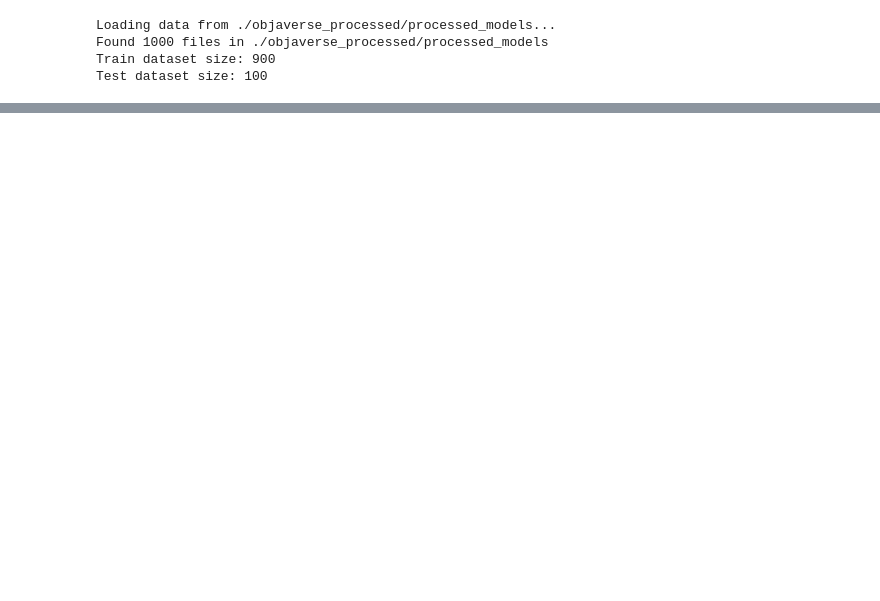
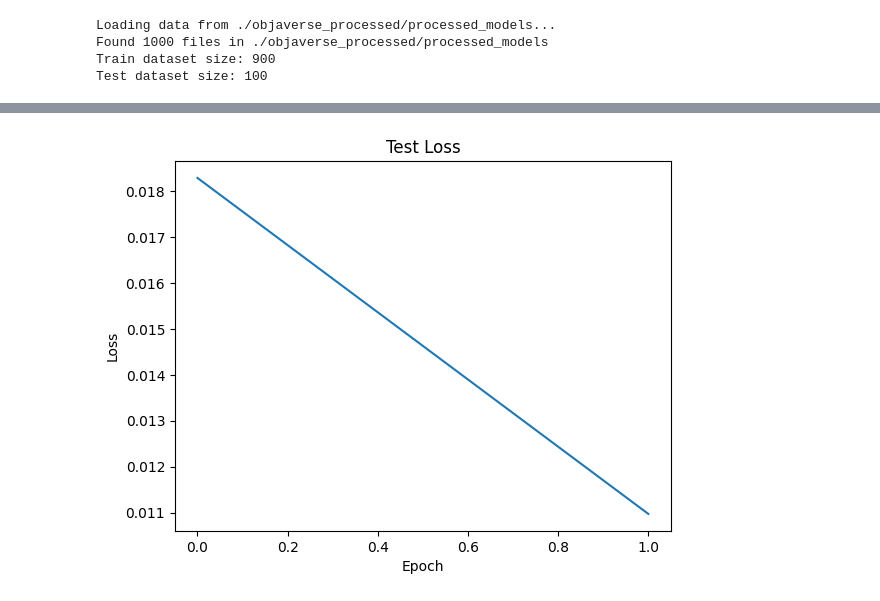
Before and after one commit to PeterAMassih/3D-BlockGen, a Jupyter notebook: run.ipynb, the cells around one changed output, grey strips where cells are left out. Cells and saved outputs as stored; diff of their text form; code cells hidden in the pictures; blank space fills up the shorter version.

Commit message:
Minor fixes before heavy training run

```diff
--- a/run.ipynb
+++ b/run.ipynb
@@ -36,7 +36,7 @@ model = UNet3DConditionModel(
 )
 model.to(device)
 
-diffusion_model = DiffusionModel3D(unet3d_model, num_timesteps=1000)
+diffusion_model = DiffusionModel3D(model, num_timesteps=1000)
 diffusion_model.to(device)
 
 # Print model summary
@@ -79,7 +79,7 @@ Test dataset size: 100
 # %%
 from training import train_diffusion_model
 
-losses, test_losses = train_diffusion_model(diffusion_model, train_dataloader, test_dataloader, epochs=2, device=device)
+losses, test_losses = train_diffusion_model(diffusion_model, train_dataloader, test_dataloader, epochs=30, device=device)
 # %%
 # Plot the training loss
 import matplotlib.pyplot as plt
@@ -91,2 +93,11 @@ plt.show()
+# %%
+# Plot the test loss
+plt.plot(test_losses)
+plt.title("Test Loss")
+plt.xlabel("Epoch")
+plt.ylabel("Loss")
+plt.show()
+# %% [output]
+[figure, added]
 # %%
 from inference import DiffusionInference3D
```
Also changed, not shown: parts of 4 cells of this notebook, 2 other files.
